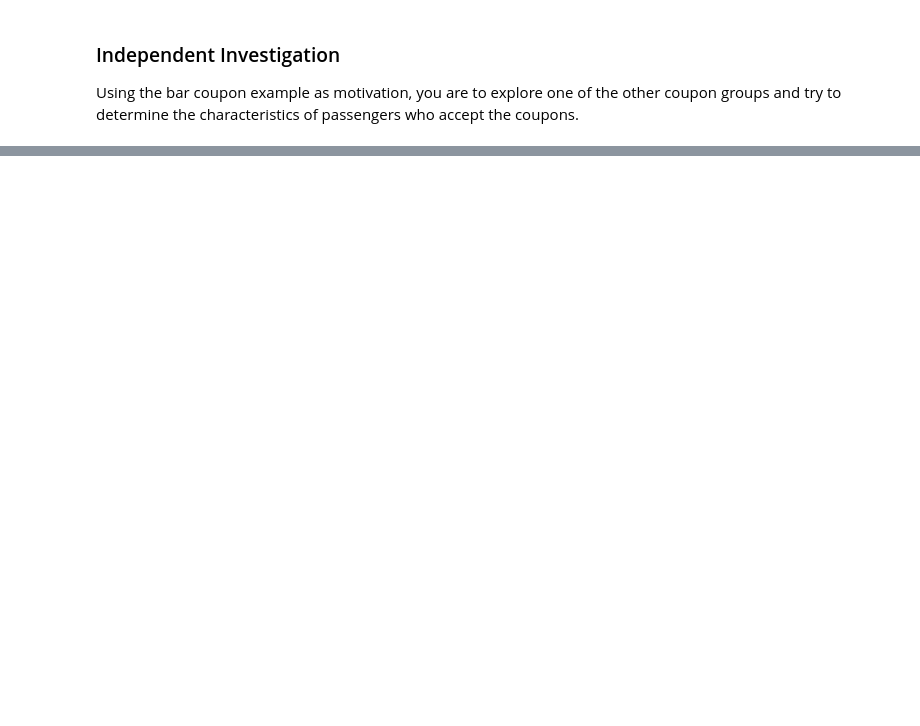
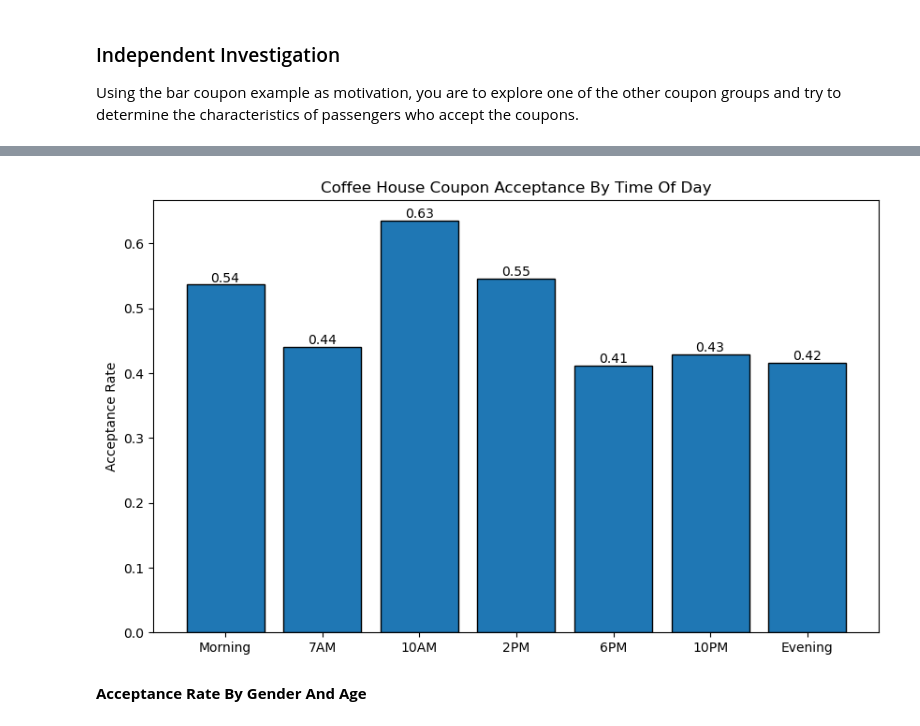
Before and after one commit to odeanmaye/coupon-analysis, a Jupyter notebook: prompt.ipynb, the cells around one changed output, grey strips where cells are left out. Cells and saved outputs as stored; diff of their text form; code cells hidden in the pictures; blank space fills up the shorter version.

```diff
--- a/prompt.ipynb
+++ b/prompt.ipynb
@@ -344,0 +347,6 @@ Using the bar coupon example as motivation, you are to explore one of the other
+# %%
+coffee_coupons_df = data[data['coupon'] == 'Coffee House']
+
+# Verify that the new dataframe has only "Coffee House" coupon rows
+print('Value Counts:')
+coffee_coupons_df['coupon'].value_counts()
@@ -344,0 +370,11 @@ Using the bar coupon example as motivation, you are to explore one of the other
+# %%
+print('Respondents By Time of Day:')
+print(coffee_coupons_df['time'].value_counts())
+
+acceptance_7AM = coffee_coupons_df[coffee_coupons_df['time'].isin(['7AM'])]['Y'].mean()
+acceptance_10AM = coffee_coupons_df[coffee_coupons_df['time'].isin(['10AM'])]['Y'].mean()
+acceptance_2PM = coffee_coupons_df[coffee_coupons_df['time'].isin(['2PM'])]['Y'].mean()
+acceptance_6PM = coffee_coupons_df[coffee_coupons_df['time'].isin(['6PM'])]['Y'].mean()
+acceptance_10PM = coffee_coupons_df[coffee_coupons_df['time'].isin(['10PM'])]['Y'].mean()
+acceptance_morning = coffee_coupons_df[coffee_coupons_df['time'].isin(['7AM', '10AM'])]['Y'].mean()
+acceptance_evening = coffee_coupons_df[coffee_coupons_df['time'].isin(['6PM', '10PM'])]['Y'].mean()
@@ -344,0 +390,27 @@ Using the bar coupon example as motivation, you are to explore one of the other
+# %%
+# List of acceptance rates
+acceptance_rates = [acceptance_morning, acceptance_7AM, acceptance_10AM, acceptance_2PM,
+                    acceptance_6PM, acceptance_10PM, acceptance_evening]
+
+# Labels for each acceptance rate
+labels = ['Morning', '7AM', '10AM', '2PM', '6PM', '10PM', 'Evening']
+
+# Create a bar chart
+plt.figure(figsize=(10, 6))
+bars = plt.bar(labels, acceptance_rates, edgecolor='k')
+
+# Add titles and labels
+plt.title('Coffee House Coupon Acceptance By Time Of Day')
+plt.ylabel('Acceptance Rate')
+
+# Label each bar with the y value
+for bar in bars:
+    yval = bar.get_height()
+    plt.text(bar.get_x() + bar.get_width()/2, yval, round(yval, 2), ha='center', va='bottom')
+
+# Display the chart
+plt.show()
+# %% [output]
+[figure, added]
+# %% [markdown]
+**Acceptance Rate By Gender And Age**
```
Also changed, not shown: parts of 17 cells of this notebook.
